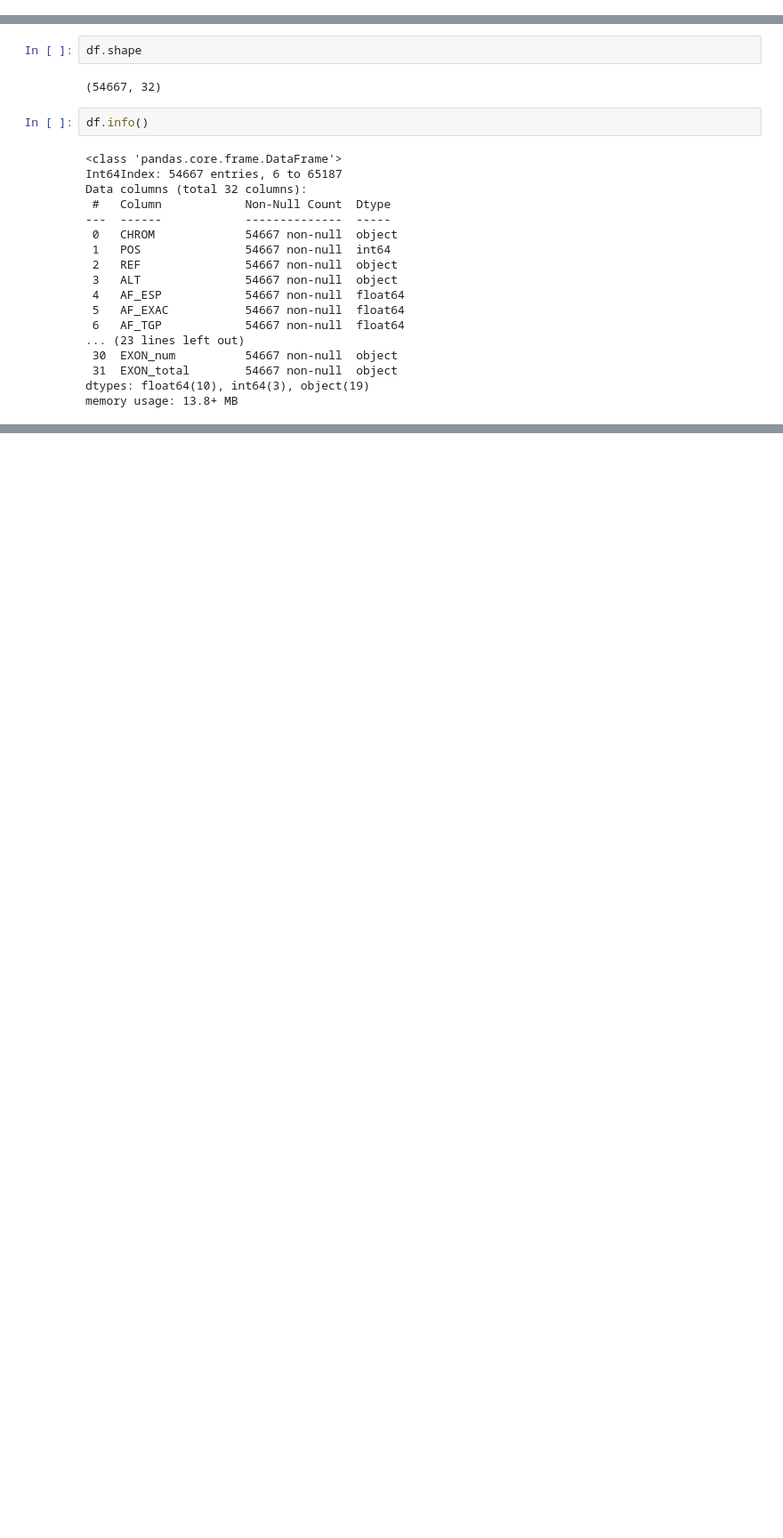
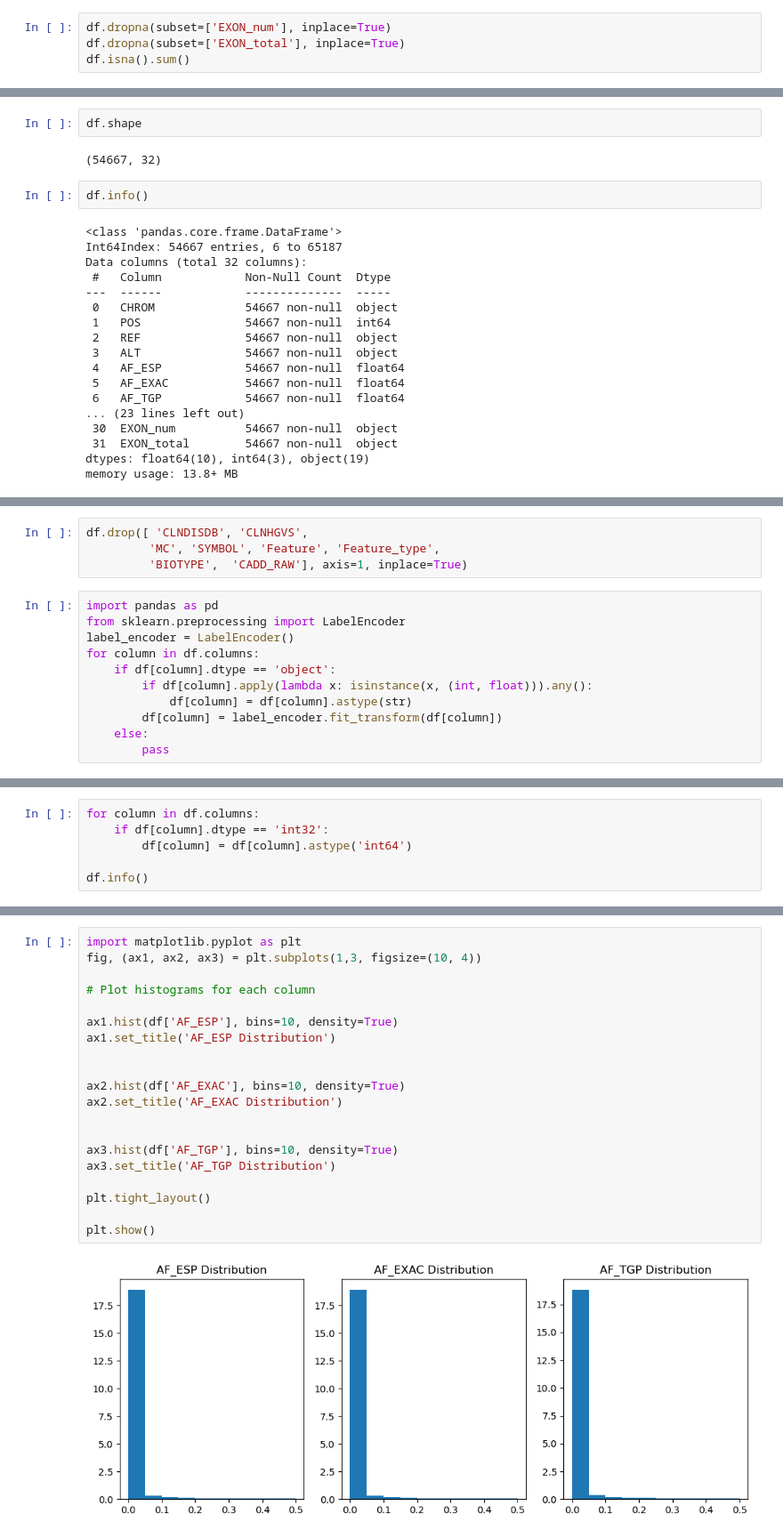
Before and after one commit to AhmedTaha7220/DataScienceProject, a Jupyter notebook: Genes.ipynb, the cells around one changed output, grey strips where cells are left out. Shown: that part at 89% size. Drawn from its saved outputs; the diff is of its cells as text; blank space fills up the shorter version.

```diff
--- a/Genes.ipynb
+++ b/Genes.ipynb
@@ -180,0 +160,4 @@ most_frequent_value
+# %%
+df.dropna(subset=['EXON_num'], inplace=True)
+df.dropna(subset=['EXON_total'], inplace=True)
+df.isna().sum()
@@ -226 +230,16 @@ df.to_csv('clinvar_conflicting.csv')
+# %%
+df.drop([ 'CLNDISDB', 'CLNHGVS',
+         'MC', 'SYMBOL', 'Feature', 'Feature_type',
+         'BIOTYPE',  'CADD_RAW'], axis=1, inplace=True)
+# %%
+import pandas as pd
+from sklearn.preprocessing import LabelEncoder
+label_encoder = LabelEncoder()
+for column in df.columns:
+    if df[column].dtype == 'object':
+        if df[column].apply(lambda x: isinstance(x, (int, float))).any():
+            df[column] = df[column].astype(str)
+        df[column] = label_encoder.fit_transform(df[column])
+    else:
+        pass
 # %%
@@ -245,0 +261,6 @@ dtype: int64
+# %%
+for column in df.columns:
+    if df[column].dtype == 'int32':
+        df[column] = df[column].astype('int64')
+
+df.info()
@@ -245,0 +285,22 @@ dtype: int64
+# %%
+import matplotlib.pyplot as plt
+fig, (ax1, ax2, ax3) = plt.subplots(1,3, figsize=(10, 4))
+
+# Plot histograms for each column
+
+ax1.hist(df['AF_ESP'], bins=10, density=True)
+ax1.set_title('AF_ESP Distribution')
+
+
+ax2.hist(df['AF_EXAC'], bins=10, density=True)
+ax2.set_title('AF_EXAC Distribution')
+
+
+ax3.hist(df['AF_TGP'], bins=10, density=True)
+ax3.set_title('AF_TGP Distribution')
+
+plt.tight_layout()
+
+plt.show()
+# %% [output]
+[figure, added]
```
Also changed, not shown: parts of 52 cells of this notebook.
